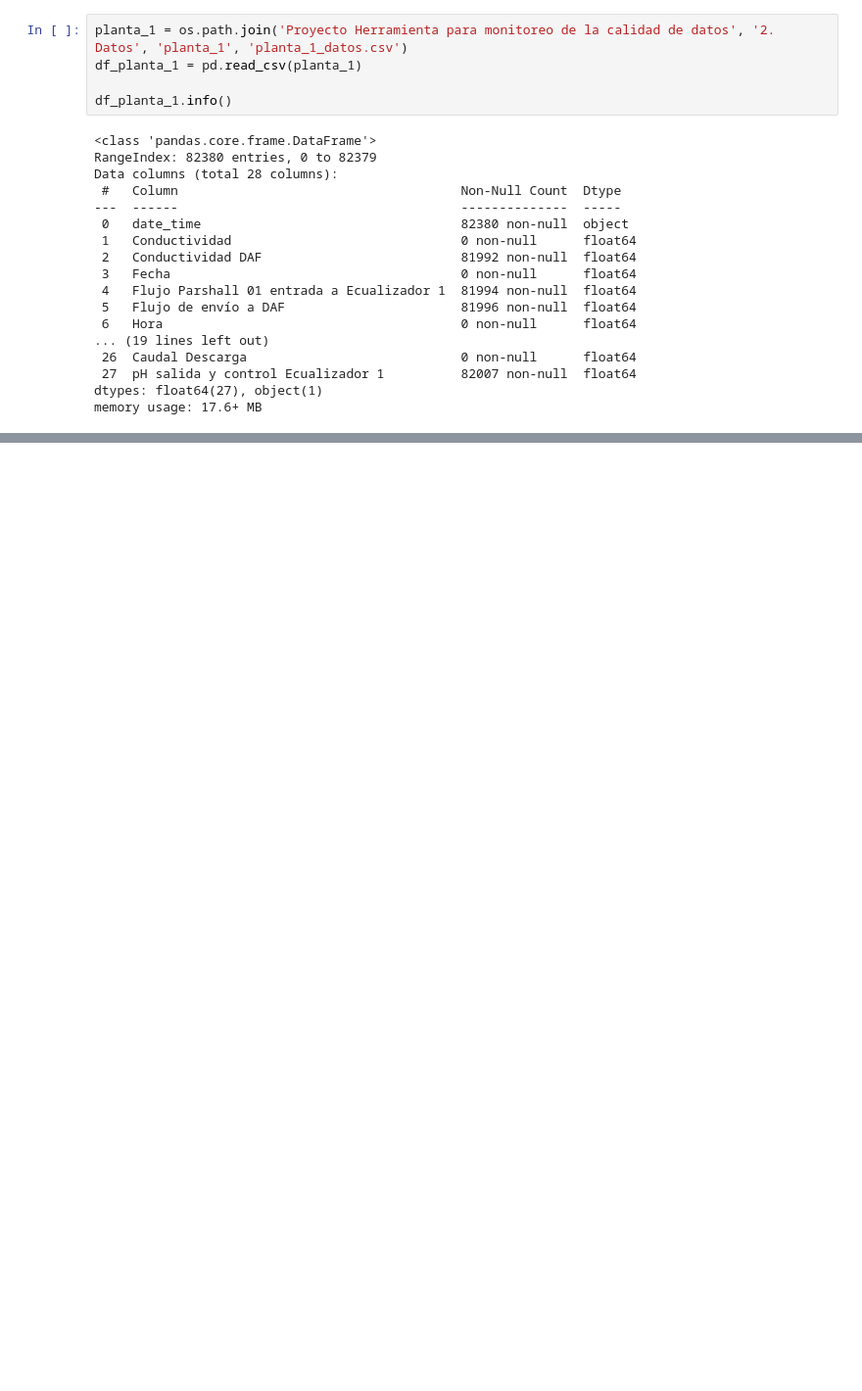
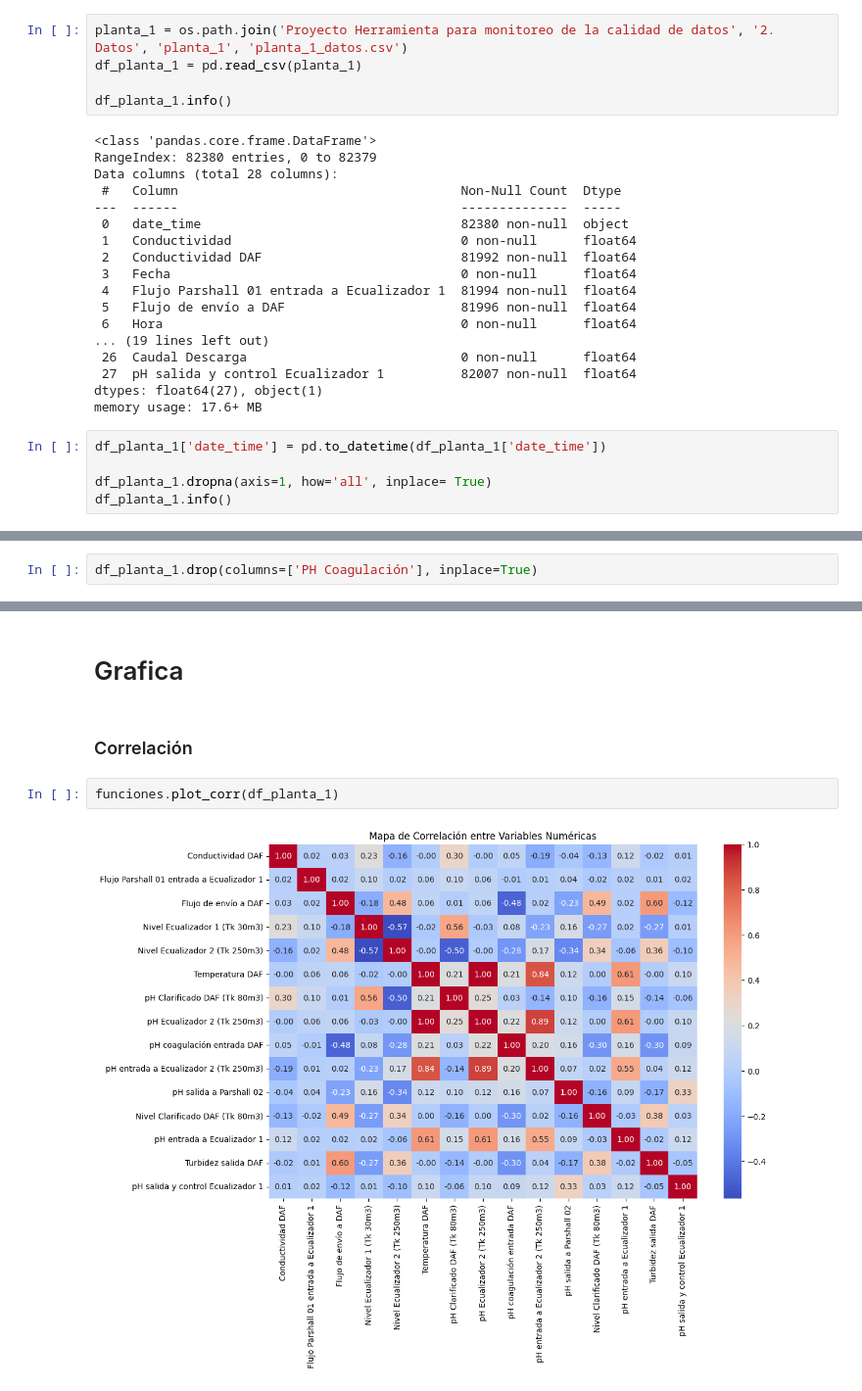
Before and after one commit to fchiapped/Proyecto-Grado, a Jupyter notebook: planta1.ipynb, the cells around one changed output, grey strips where cells are left out. Shown: that part at 98% size. Drawn from its saved outputs; the diff is of its cells as text; blank space fills up the shorter version.

Commit message:
Agregar funciones para graficar y cambios en planta1

```diff
--- a/planta1.ipynb
+++ b/planta1.ipynb
@@ -25,3 +55,8 @@ Data columns (total 28 columns):
  27  pH salida y control Ecualizador 1          82007 non-null  float64
 dtypes: float64(27), object(1)
 memory usage: 17.6+ MB
+# %%
+df_planta_1['date_time'] = pd.to_datetime(df_planta_1['date_time'])
+
+df_planta_1.dropna(axis=1, how='all', inplace= True)
+df_planta_1.info()
@@ -27,0 +93,2 @@ memory usage: 17.6+ MB
+# %%
+df_planta_1.drop(columns=['PH Coagulación'], inplace=True)
@@ -27,0 +107,8 @@ memory usage: 17.6+ MB
+# %% [markdown]
+# Grafica
+# %% [markdown]
+### Correlación
+# %%
+funciones.plot_corr(df_planta_1)
+# %% [output]
+[figure, added]
```
Also changed, not shown: parts of 6 cells of this notebook, 1 other file.
